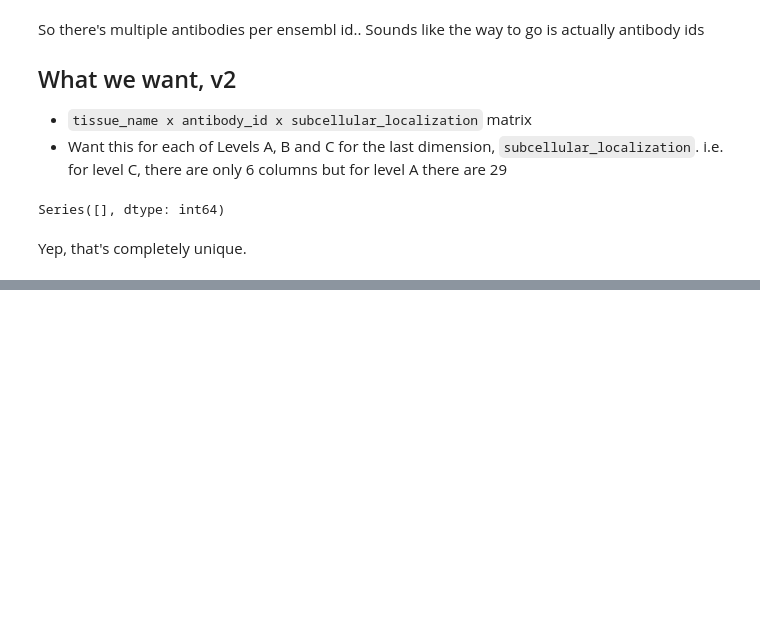
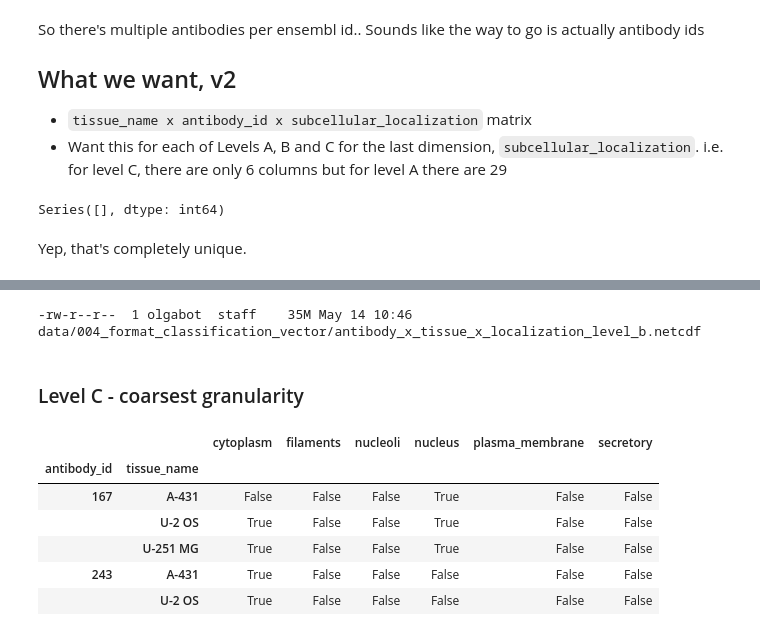
Before and after one commit to czbiohub/sequence-localization, a Jupyter notebook: 004_format_classification_vector.ipynb, the cells around one changed output, grey strips where cells are left out. Drawn from its saved outputs; the diff is of its cells as text; code cells hidden in the pictures; blank space fills up the shorter version.

```diff
--- a/004_format_classification_vector.ipynb
+++ b/004_format_classification_vector.ipynb
@@ -183,0 +268,3 @@ localization_v3.melt(id_vars=['antibody_id', 'tissue_name'])
+# %%
+level_a_to_c = pd.Series(index=granularity_v2['Level A'], data=granularity_v2['Level C'].values)
+level_a_to_c
@@ -183,0 +343,19 @@ localization_v3.melt(id_vars=['antibody_id', 'tissue_name'])
+# %%
+netcdf = os.path.join(data_folder, 'antibody_x_tissue_x_localization_level_b.netcdf')
+localization_v4_level_b_xarray.to_netcdf(netcdf)
+! ls -lh $netcdf
+# %% [output]
+-rw-r--r--  1 olgabot  staff    35M May 14 10:46 data/004_format_classification_vector/antibody_x_tissue_x_localization_level_b.netcdf
+# %% [markdown]
+### Level C - coarsest granularity
+# %%
+localization_v4_level_c = localization_v4.groupby(level_a_to_c, axis=1).any()
+localization_v4_level_c.head()
+# %% [output]
+|  |  | cytoplasm | filaments | nucleoli | nucleus | plasma_membrane | secretory |
+| antibody_id | tissue_name |  |  |  |  |  |  |
+| 167 | A-431 | False | False | False | True | False | False |
+|  | U-2 OS | True | False | False | True | False | False |
+|  | U-251 MG | True | False | False | True | False | False |
+| 243 | A-431 | True | False | False | False | False | False |
+|  | U-2 OS | True | False | False | False | False | False |
```
Also changed, not shown: parts of 22 cells of this notebook.
